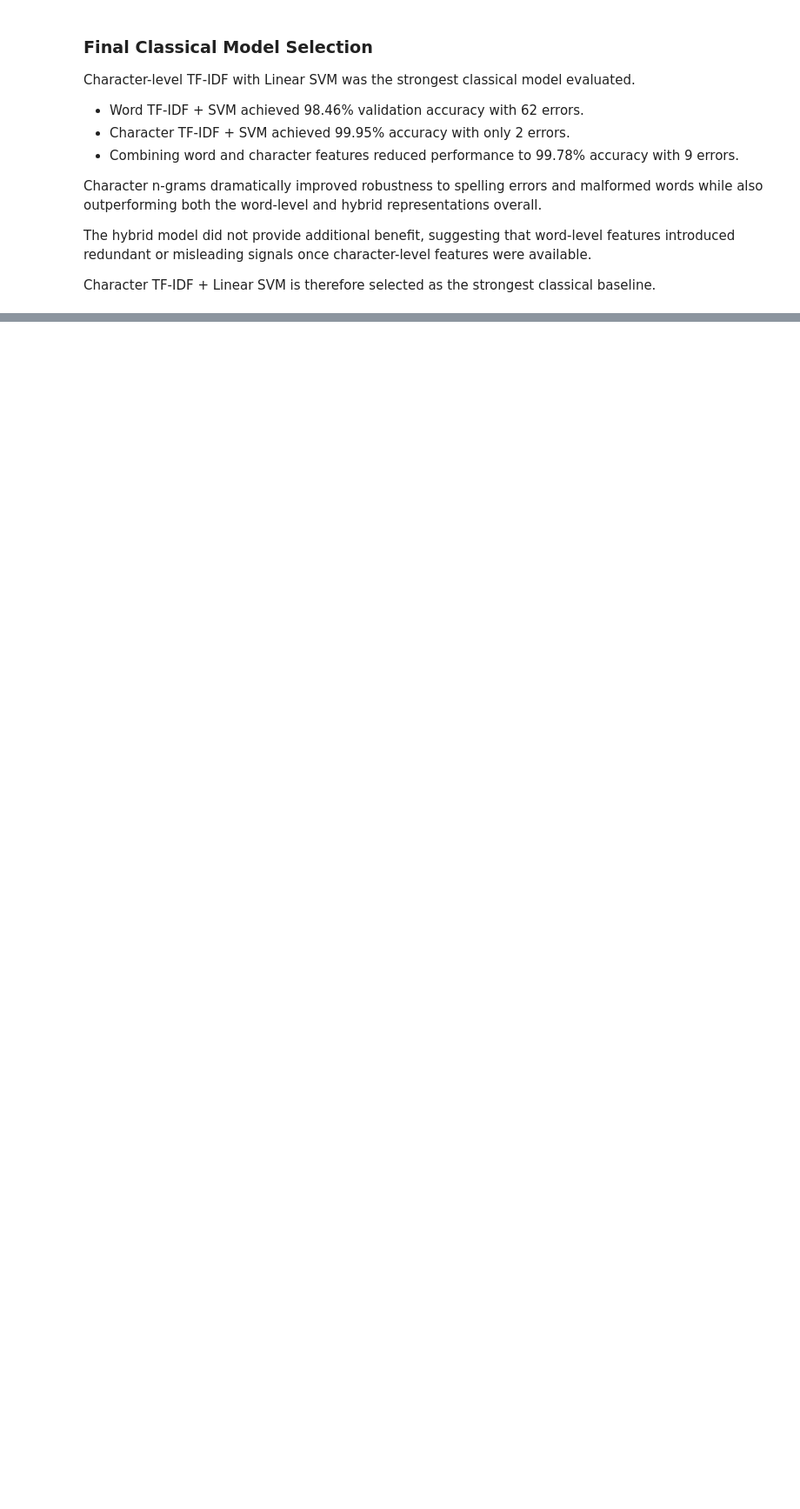
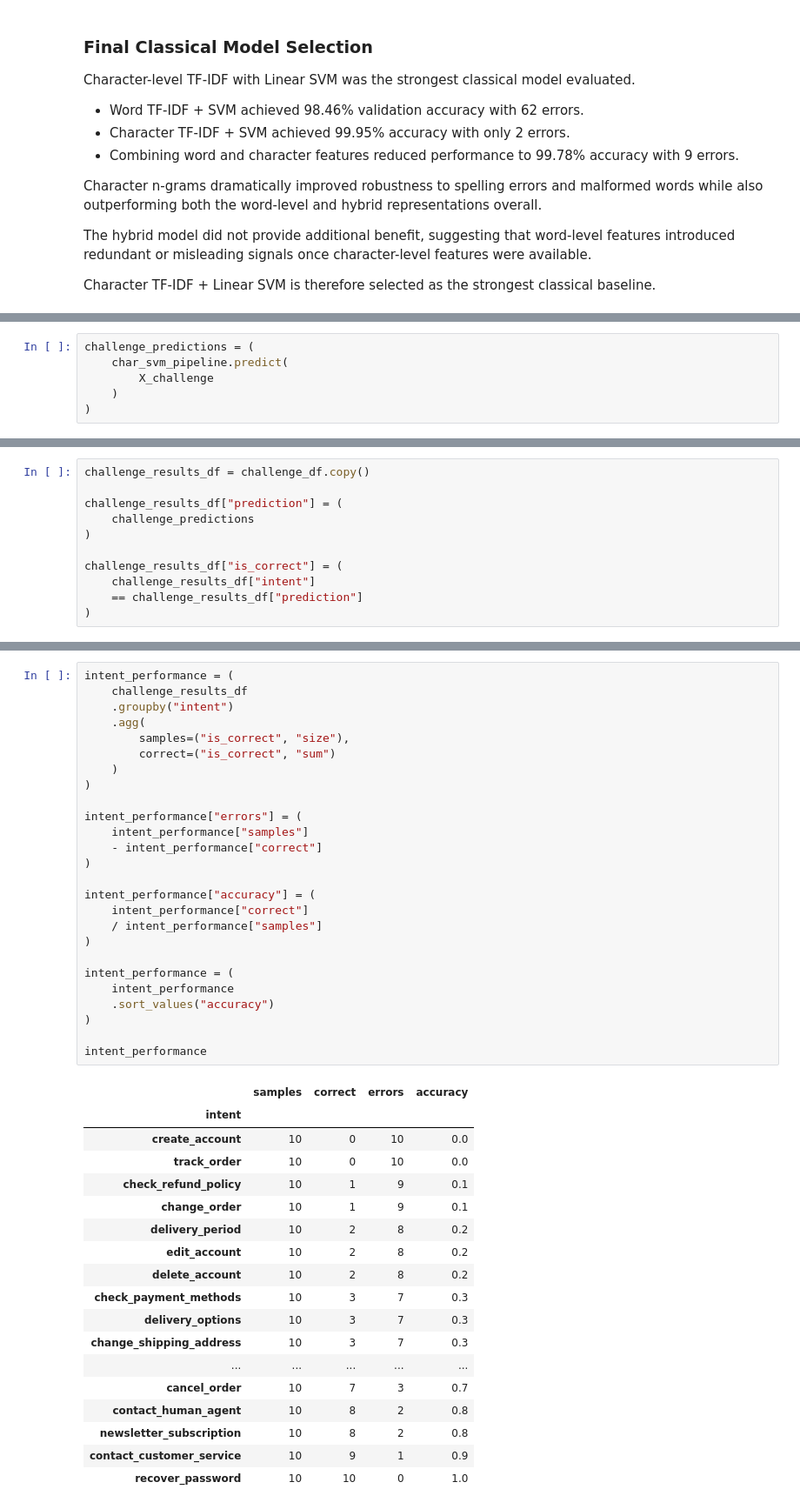
Before and after one commit to ribhupramanik/ResolveAI, a Jupyter notebook: notebooks/02_baseline_models.ipynb, the cells around one changed output, grey strips where cells are left out. Shown at 87% size. Drawn from its saved outputs; the diff is of its cells as text; blank space fills up the shorter version.

Commit message:
Trained and evaluated character model in chhallenge dataset and found drastically different performance

```diff
--- a/notebooks/02_baseline_models.ipynb
+++ b/notebooks/02_baseline_models.ipynb
@@ -1631,0 +1644,6 @@ classical baseline.
+# %%
+challenge_predictions = (
+    char_svm_pipeline.predict(
+        X_challenge
+    )
+)
@@ -1631,0 +1699,11 @@ classical baseline.
+# %%
+challenge_results_df = challenge_df.copy()
+
+challenge_results_df["prediction"] = (
+    challenge_predictions
+)
+
+challenge_results_df["is_correct"] = (
+    challenge_results_df["intent"]
+    == challenge_results_df["prediction"]
+)
@@ -1631,0 +1719,45 @@ classical baseline.
+# %%
+intent_performance = (
+    challenge_results_df
+    .groupby("intent")
+    .agg(
+        samples=("is_correct", "size"),
+        correct=("is_correct", "sum")
+    )
+)
+
+intent_performance["errors"] = (
+    intent_performance["samples"]
+    - intent_performance["correct"]
+)
+
+intent_performance["accuracy"] = (
+    intent_performance["correct"]
+    / intent_performance["samples"]
+)
+
+intent_performance = (
+    intent_performance
+    .sort_values("accuracy")
+)
+
+intent_performance
+# %% [output]
+|  | samples | correct | errors | accuracy |
+| intent |  |  |  |  |
+| create_account | 10 | 0 | 10 | 0.0 |
+| track_order | 10 | 0 | 10 | 0.0 |
+| check_refund_policy | 10 | 1 | 9 | 0.1 |
+| change_order | 10 | 1 | 9 | 0.1 |
+| delivery_period | 10 | 2 | 8 | 0.2 |
+| edit_account | 10 | 2 | 8 | 0.2 |
+| delete_account | 10 | 2 | 8 | 0.2 |
+| check_payment_methods | 10 | 3 | 7 | 0.3 |
+| delivery_options | 10 | 3 | 7 | 0.3 |
+| change_shipping_address | 10 | 3 | 7 | 0.3 |
+| ... | ... | ... | ... | ... |
+| cancel_order | 10 | 7 | 3 | 0.7 |
+| contact_human_agent | 10 | 8 | 2 | 0.8 |
+| newsletter_subscription | 10 | 8 | 2 | 0.8 |
+| contact_customer_service | 10 | 9 | 1 | 0.9 |
+| recover_password | 10 | 10 | 0 | 1.0 |
```
Also changed, not shown: parts of 9 cells of this notebook.
